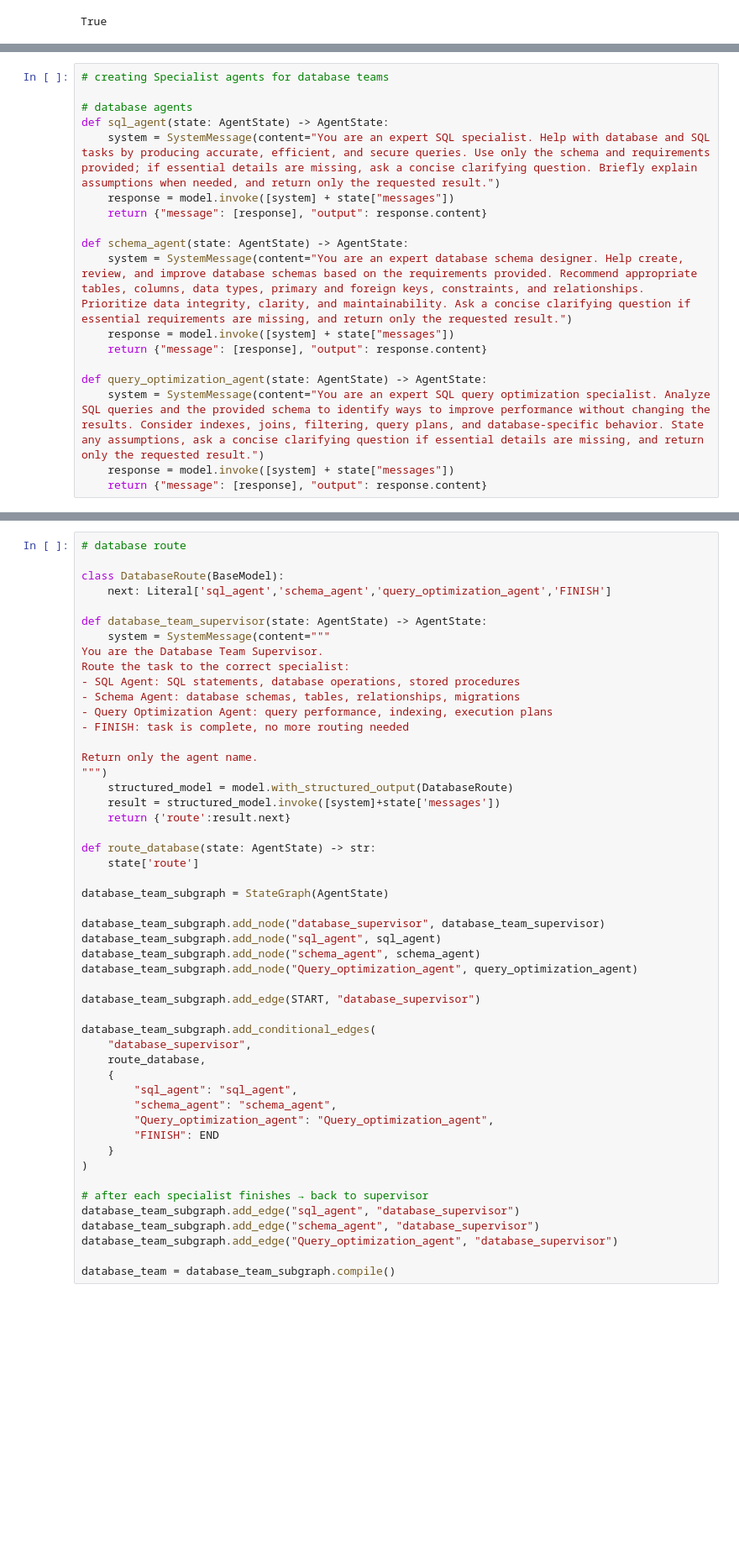
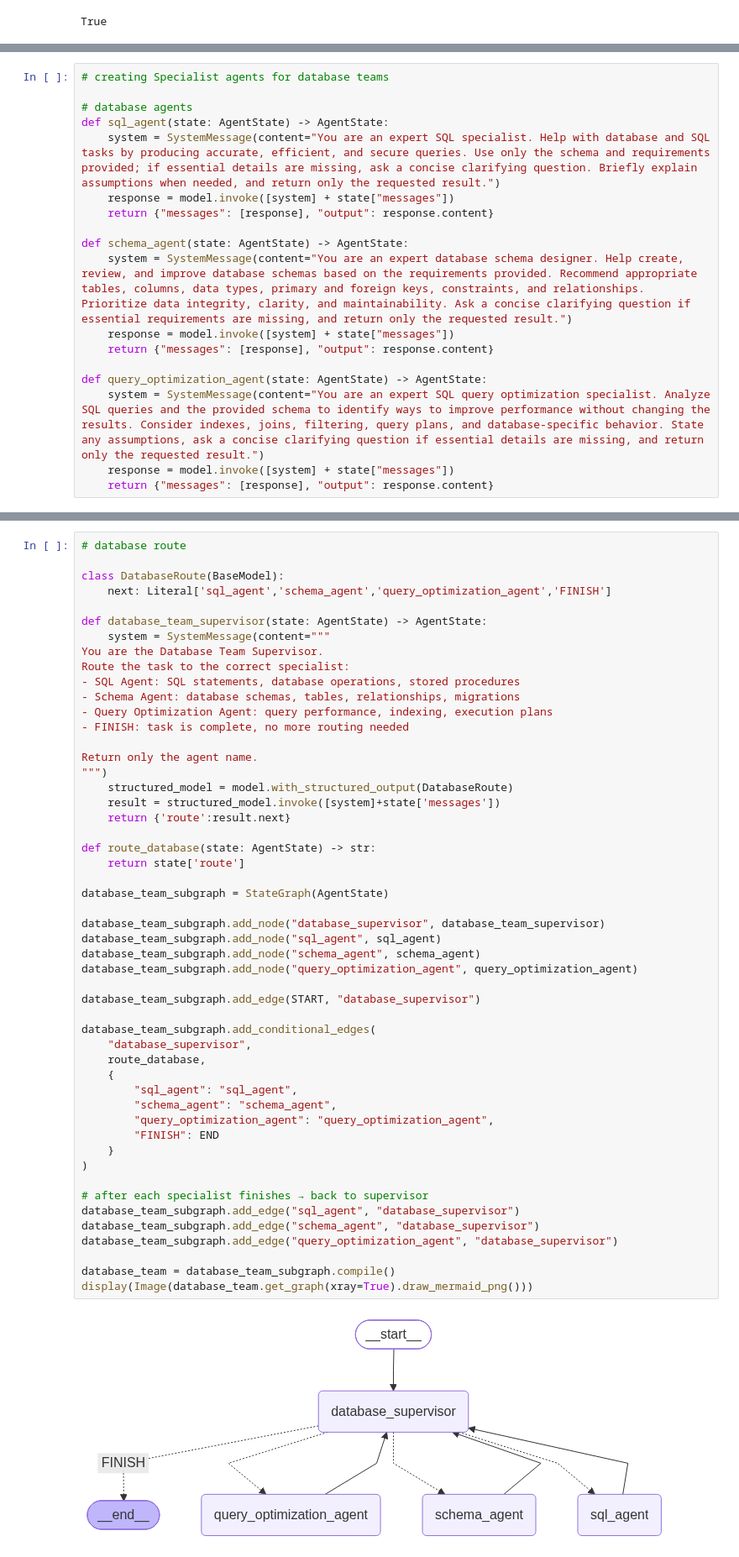
Before and after one commit to JaiswarYash/Ai-engineering-practice, a Jupyter notebook: Langgraph_n_agentic_Ai/practicals/multi-agentic-flow-assignment_3.ipynb, the cells around one changed output, grey strips where cells are left out. Shown at 84% size. Drawn from its saved outputs; the diff is of its cells as text; blank space fills up the shorter version.

```diff
--- a/Langgraph_n_agentic_Ai/practicals/multi-agentic-flow-assignment_3.ipynb
+++ b/Langgraph_n_agentic_Ai/practicals/multi-agentic-flow-assignment_3.ipynb
@@ -153,17 +155,17 @@ def microservice_agent(state: AgentState) -> AgentState:
 def sql_agent(state: AgentState) -> AgentState:
     system = SystemMessage(content="You are an expert SQL specialist. Help with database and SQL tasks by producing accurate, efficient, and secure queries. Use only the schema and requirements provided; if essential details are missing, ask a concise clarifying question. Briefly explain assumptions when needed, and return only the requested result.")
     response = model.invoke([system] + state["messages"])
-    return {"message": [response], "output": response.content}
+    return {"messages": [response], "output": response.content}
 
 def schema_agent(state: AgentState) -> AgentState:
     system = SystemMessage(content="You are an expert database schema designer. Help create, review, and improve database schemas based on the requirements provided. Recommend appropriate tables, columns, data types, primary and foreign keys, constraints, and relationships. Prioritize data integrity, clarity, and maintainability. Ask a concise clarifying question if essential requirements are missing, and return only the requested result.")
     response = model.invoke([system] + state["messages"])
-    return {"message": [response], "output": response.content}
+    return {"messages": [response], "output": response.content}
 
 def query_optimization_agent(state: AgentState) -> AgentState:
     system = SystemMessage(content="You are an expert SQL query optimization specialist. Analyze SQL queries and the provided schema to identify ways to improve performance without changing the results. Consider indexes, joins, filtering, query plans, and database-specific behavior. State any assumptions, ask a concise clarifying question if essential details are missing, and return only the requested result.")
     response = model.invoke([system] + state["messages"])
-    return {"message": [response], "output": response.content}
+    return {"messages": [response], "output": response.content}
 # %%
 # creating Specialist agents for QA teams
 
@@ -336,37 +344,40 @@ Return only the agent name.
 """)
     structured_model = model.with_structured_output(DatabaseRoute)
     result = structured_model.invoke([system]+state['messages'])
     return {'route':result.next}
 
 def route_database(state: AgentState) -> str:
-    state['route']
+    return state['route']
 
 database_team_subgraph = StateGraph(AgentState)
 
 database_team_subgraph.add_node("database_supervisor", database_team_supervisor)
 database_team_subgraph.add_node("sql_agent", sql_agent)
 database_team_subgraph.add_node("schema_agent", schema_agent)
-database_team_subgraph.add_node("Query_optimization_agent", query_optimization_agent)
+database_team_subgraph.add_node("query_optimization_agent", query_optimization_agent)
 
 database_team_subgraph.add_edge(START, "database_supervisor")
 
 database_team_subgraph.add_conditional_edges(
     "database_supervisor",
     route_database,
     {
         "sql_agent": "sql_agent",
         "schema_agent": "schema_agent",
-        "Query_optimization_agent": "Query_optimization_agent",
+        "query_optimization_agent": "query_optimization_agent",
         "FINISH": END
     }
 )
 
 # after each specialist finishes → back to supervisor
 database_team_subgraph.add_edge("sql_agent", "database_supervisor")
 database_team_subgraph.add_edge("schema_agent", "database_supervisor")
-database_team_subgraph.add_edge("Query_optimization_agent", "database_supervisor")
+database_team_subgraph.add_edge("query_optimization_agent", "database_supervisor")
 
 database_team = database_team_subgraph.compile()
+display(Image(database_team.get_graph(xray=True).draw_mermaid_png()))
+# %% [output]
+[figure, added]
 # %%
 # QA route
 
```
Also changed, not shown: parts of 11 cells of this notebook.
